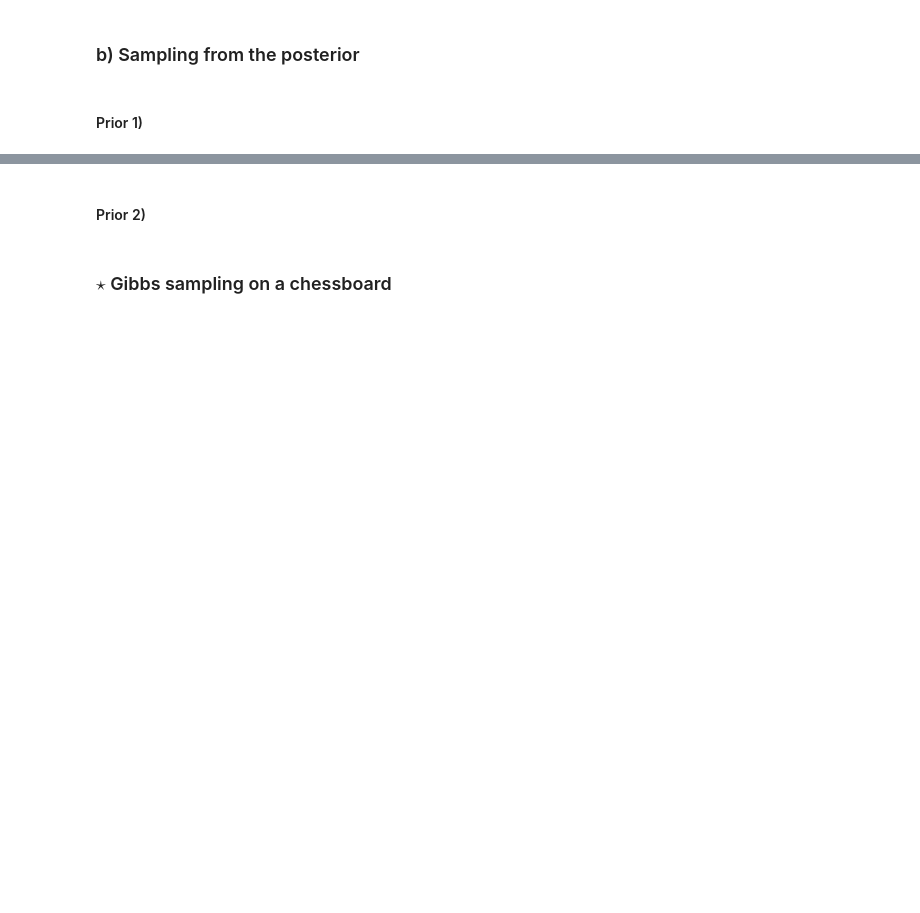
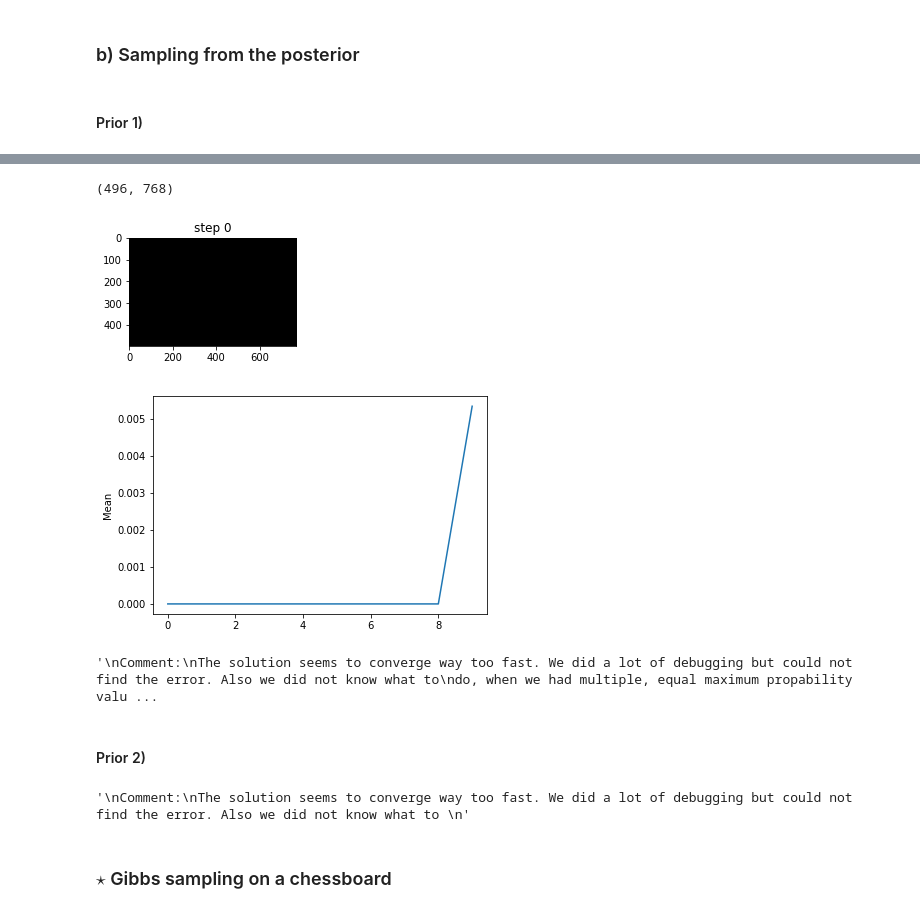
Before and after one commit to paulhfu/Machine-Learning-for-Visual-Computing, a Jupyter notebook: EX2/Ex02.ipynb, the cells around one changed output, grey strips where cells are left out. Drawn from its saved outputs; the diff is of its cells as text; code cells hidden in the pictures; blank space fills up the shorter version.

```diff
--- a/EX2/Ex02.ipynb
+++ b/EX2/Ex02.ipynb
@@ -156,7 +235,0 @@ for i in tnrange(n_steps_x*n_steps_y, desc='outer', position=0):
-# %%
-f = plt.figure()
-f.set_size_inches((n_steps_y*3, n_steps_x*3))
-for i, sample in enumerate(samples):
-    ax = f.add_subplot(n_steps_x, n_steps_y, i+1)
-
-    # TODO plot the samples
@@ -165,2 +236,55 @@ for i, sample in enumerate(samples):
+# %%
+n_steps_x = 4
+n_steps_y = 2
+n_states = 5
+alpha = 2
+
+pred = load_predictions()
+keys = list(pred.keys())
+
+test = np.array(pred[keys[0]])
+test = test[:, :, 0]
+# you can change these values if you like
+n_steps_x = 1
+n_steps_y = 1
+n_states = 4
+n_x = test.shape[1]
+n_y = test.shape[0]
+alpha = 5
+prior_name = 'prior_l0'
+
+print(test.shape)
+
+# TODO: setup lattice to random integers between 0 and n_states with shape (n_x, n_y)
+lattice = test
+mean = np.zeros(n_steps_x * n_steps_y * 10)
+
+f = plt.figure()
+f.set_size_inches((n_steps_y*3, n_steps_x*3))
+for i in tnrange(n_steps_x*n_steps_y):
+    for _ in range(2):
+        sweep_scanlines(lattice)
+        mean[(i * 10) + j] = lattice.mean()
+    ax = f.add_subplot(n_steps_x, n_steps_y, i+1)
+    ax.set_title("step "+str(i))
+    ax.imshow(lattice, cmap='gray', vmax=n_states)
+
+
+fig = plt.figure()
+plt.plot(mean)
+plt.ylabel('Mean')
+plt.show()
+# %% [output]
+(496, 768)
+[figure, added]
+[figure, added]
+# %%
+'''
+Comment:
+The solution seems to converge way too fast. We did a lot of debugging but could not find the error. Also we did not know what to
+do, when we had multiple, equal maximum propability values in our accumulated PSI-arrays.
+'''
+# %% [output]
+'\nComment:\nThe solution seems to converge way too fast. We did a lot of debugging but could not find the error. Also we did not know what to\ndo, when we had multiple, equal maximum propability valu ...
 # %% [markdown]
 #### Prior 2)
@@ -169,3 +333,11 @@ for i, sample in enumerate(samples):
+# %%
+'''
+Comment:
+The solution seems to converge way too fast. We did a lot of debugging but could not find the error. Also we did not know what to
+do, when we had multiple, equal maximum propability values in our accumulated PSI-arrays.
+'''
+# %% [output]
+'\nComment:\nThe solution seems to converge way too fast. We did a lot of debugging but could not find the error. Also we did not know what to \n'
 # %% [markdown]
 ### $\star$ Gibbs sampling on a chessboard
 # %%
```
Also changed, not shown: parts of 12 cells of this notebook.
